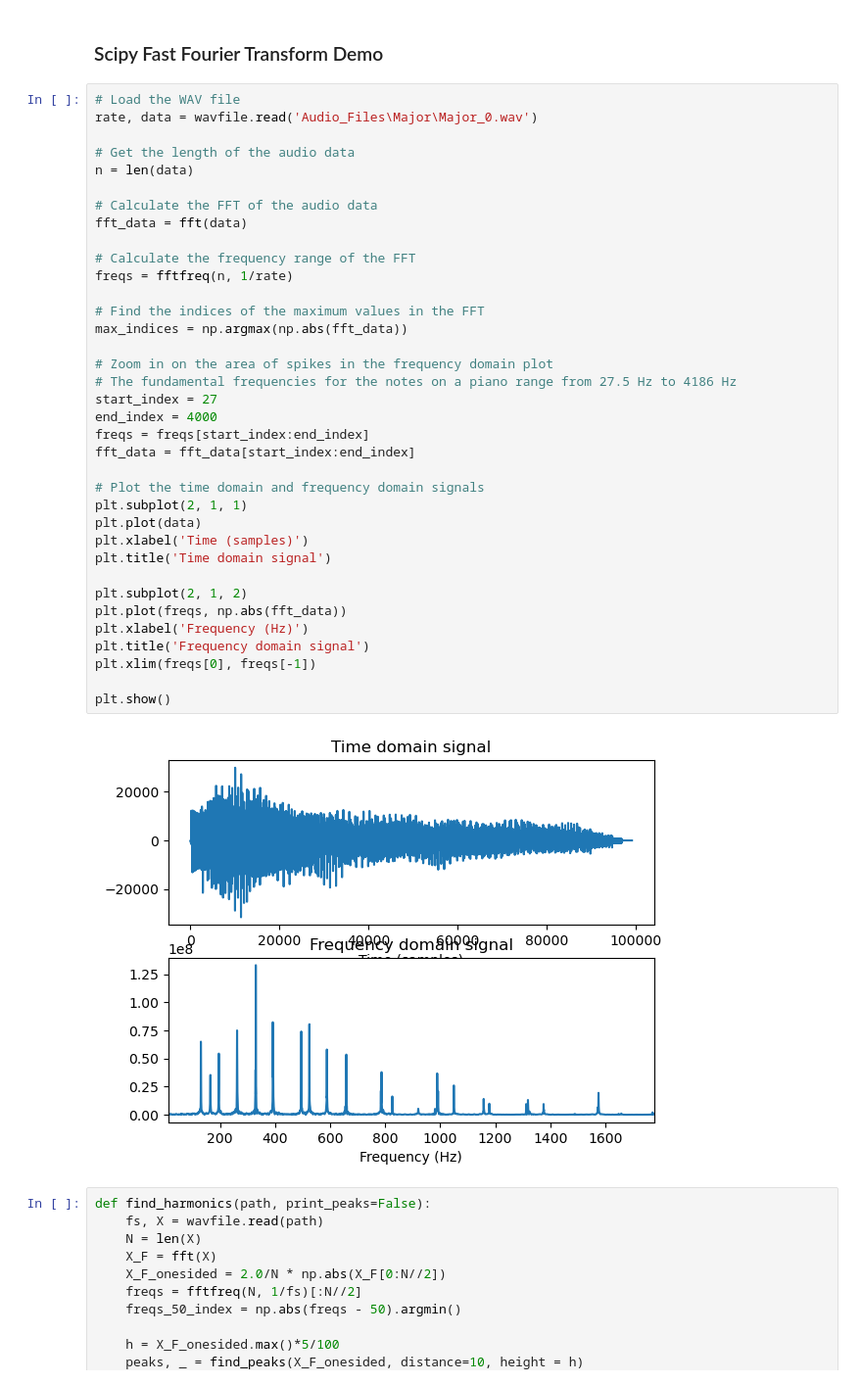
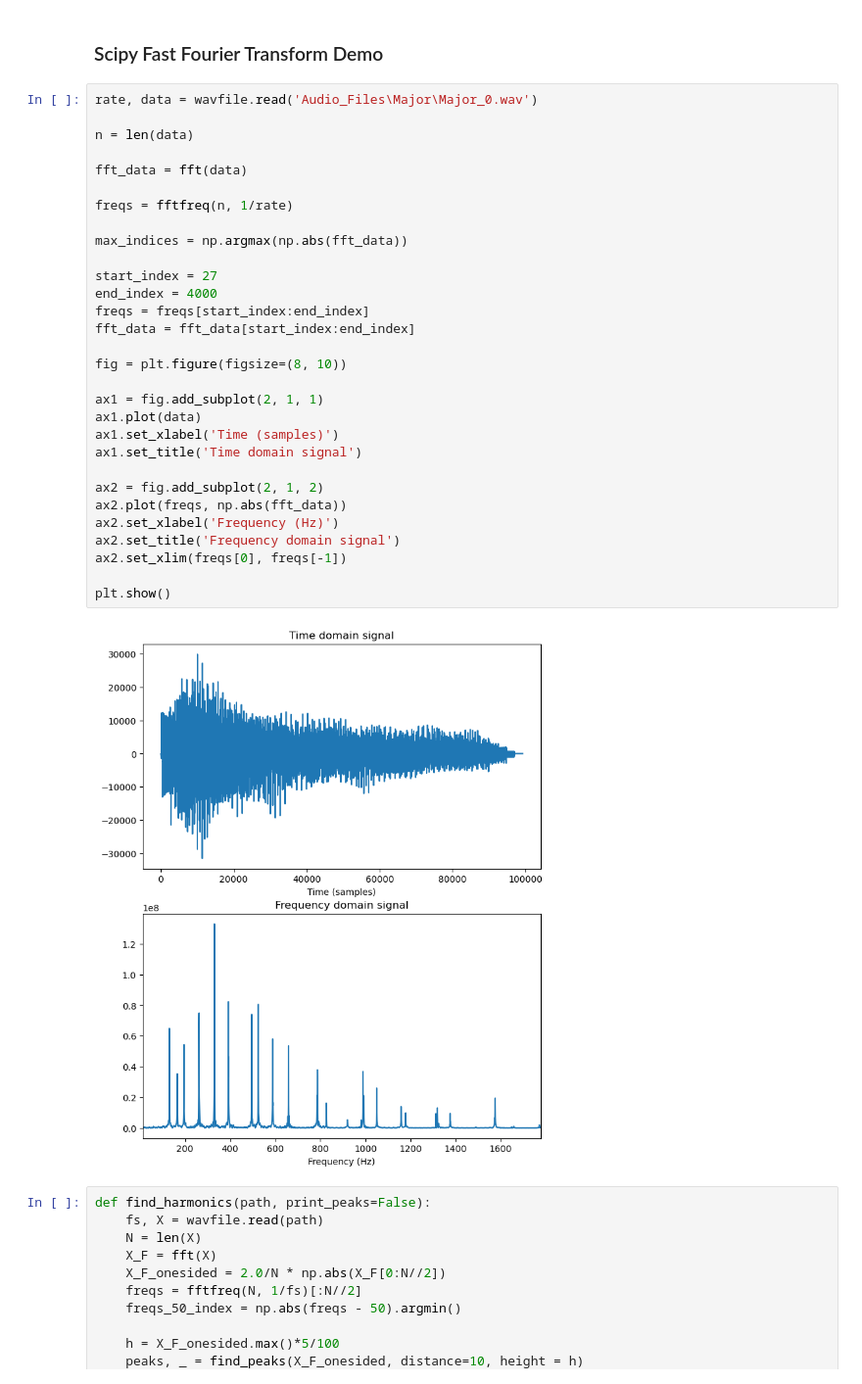
Before and after one commit to Foxylj/EE541_Project, a Jupyter notebook: ML_model_selection.ipynb, the cells around one changed output. Shown at 98% size. Saved outputs shown, nothing was run; the diff lists cells and outputs as text.

```diff
--- a/ML_model_selection.ipynb
+++ b/ML_model_selection.ipynb
@@ -11,43 +11,37 @@ from scipy.signal import spectrogram, find_peaks
 # %% [markdown]
 ### Scipy Fast Fourier Transform Demo
 # %%
-# Load the WAV file
 rate, data = wavfile.read('Audio_Files\Major\Major_0.wav')
 
-# Get the length of the audio data
 n = len(data)
 
-# Calculate the FFT of the audio data
 fft_data = fft(data)
 
-# Calculate the frequency range of the FFT
 freqs = fftfreq(n, 1/rate)
 
-# Find the indices of the maximum values in the FFT
 max_indices = np.argmax(np.abs(fft_data))
 
-# Zoom in on the area of spikes in the frequency domain plot
-# The fundamental frequencies for the notes on a piano range from 27.5 Hz to 4186 Hz
 start_index = 27
 end_index = 4000
 freqs = freqs[start_index:end_index]
 fft_data = fft_data[start_index:end_index]
 
-# Plot the time domain and frequency domain signals
-plt.subplot(2, 1, 1)
-plt.plot(data)
-plt.xlabel('Time (samples)')
-plt.title('Time domain signal')
+fig = plt.figure(figsize=(8, 10))
 
-plt.subplot(2, 1, 2)
-plt.plot(freqs, np.abs(fft_data))
-plt.xlabel('Frequency (Hz)')
-plt.title('Frequency domain signal')
-plt.xlim(freqs[0], freqs[-1])
+ax1 = fig.add_subplot(2, 1, 1)
+ax1.plot(data)
+ax1.set_xlabel('Time (samples)')
+ax1.set_title('Time domain signal')
+
+ax2 = fig.add_subplot(2, 1, 2)
+ax2.plot(freqs, np.abs(fft_data))
+ax2.set_xlabel('Frequency (Hz)')
+ax2.set_title('Frequency domain signal')
+ax2.set_xlim(freqs[0], freqs[-1])
 
 plt.show()
 # %% [output]
-[figure, old version]
+[figure, new version]
 # %%
 def find_harmonics(path, print_peaks=False):
     fs, X = wavfile.read(path)
```
Also changed, not shown: parts of 4 cells of this notebook, 2 other files.
